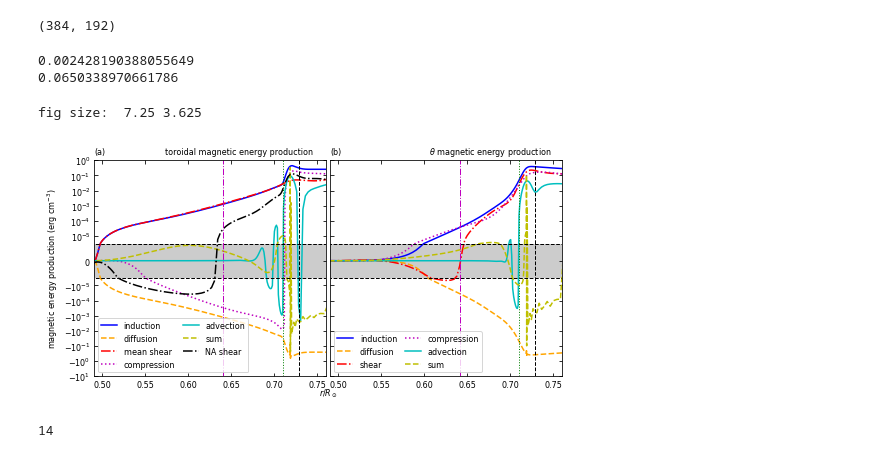
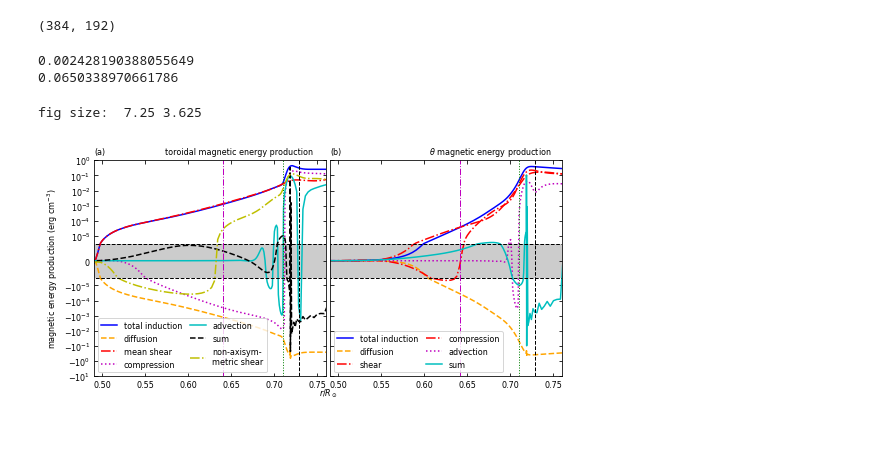
Before and after one commit to illorenzo7/Tacho_Letter_Plots_Part2, a Jupyter notebook: 00_meprod.ipynb, the cells around one changed output. Saved outputs shown, nothing was run; the diff lists cells and outputs as text; code cells hidden in the pictures.

Commit message:
final tweak to fig 4 legend

```diff
--- a/00_meprod.ipynb
+++ b/00_meprod.ipynb
@@ -123,13 +123,13 @@ indp_ms_t = np.sum(di_grid['tw_2d']*bpolb_t*dOmdt, axis=0)
 indp_ms_exact = indp_ms_r + indp_ms_t
 # %% [output]
 (384, 192)
-# %%
-# check two types of MS basically agree
-print(rms(indp_ms_exact - indp_ms))
-print(rms(indp_ms_exact)) # pretty good I'd say --- good to within about 3%
-# %% [output]
-0.002428190388055649
-0.0650338970661786
+# %%
+# check two types of MS basically agree
+print(rms(indp_ms_exact - indp_ms))
+print(rms(indp_ms_exact)) # pretty good I'd say --- good to within about 3%
+# %% [output]
+0.002428190388055649
+0.0650338970661786
 # %%
 # make good line plot dimensions
 fig_width_inches = 7.25 #4.75
@@ -184,7 +184,7 @@ ax2 = fig.add_axes((margin_left + margin_right + subplot_width, margin_bottom,\
 # plot the profiles
 ordinate=0
 ax1.plot(rr, indp, color=color_order[ordinate], linestyle=style_order[ordinate],\
-         label='induction')
+         label='total induction')
 
 ordinate += 1
 ax1.plot(rr, diffp, color=color_order[ordinate], linestyle=style_order[ordinate],\
@@ -209,7 +209,7 @@ ax1.plot(rr[:ipumpcut], sump[:ipumpcut], color=color_order[ordinate], linestyle=
 
 ordinate=6
 ax1.plot(rr, (indp_shear - indp_ms_exact), color=color_order[ordinate], linestyle=style_order[ordinate],\
-         label='NA shear')
+         label='non-axisym-\nmetric shear')
 
 
 ax1.legend(fontsize=fontsize, loc='lower left', ncol=2, columnspacing=1.)
@@ -249,7 +249,7 @@ ax1.set_xlim(np.min(rr), rcut)
 # plot the profiles
 ordinate=0
 ax2.plot(rr, indt, color=color_order[ordinate], linestyle=style_order[ordinate],\
-         label='induction')
+         label='total induction')
 
 ordinate += 1
 ax2.plot(rr, difft, color=color_order[ordinate], linestyle=style_order[ordinate],\
@@ -259,7 +259,6 @@ ordinate += 1
 ax2.plot(rr, indt_shear, color=color_order[ordinate], linestyle=style_order[ordinate],\
          label='shear')
 
-ordinate += 1
 ax2.plot(rr[:ipumpcut], indt_comp[:ipumpcut], color=color_order[ordinate], linestyle=style_order[ordinate],\
          label='compression')
 
@@ -308,35 +307,31 @@ buffspace = ' '*5
 ax1.set_title('toroidal magnetic energy production' + buffspace, loc='right', fontsize=fontsize)
 ax2.set_title(r'$\theta$' + ' magnetic energy production' + buffspace, loc='right', fontsize=fontsize)
 
 
 
 # remove the annoying 10^-7 ticks (have no idea how I did this or why it makes sense)
 yticks = ax1.get_yticks().tolist()
 yticks.pop(6+int(np.log10(np.abs(ymin))))
 yticks.pop(7+int(np.log10(np.abs(ymin))))
 ax1.set_yticks(yticks)
 #ax2.set_yticks(yticks)
 ax1.set_ylim(ymin, ymax)
 
 # add shade in 'linear region'
 xvals = np.linspace(np.min(rr), rcut, 100)
 for ax in ax1, ax2:
     ax.fill_between(xvals, xvals*0 - linthresh, xvals*0 + linthresh, fc="k", alpha=0.2)
 
     # point ticks inward and get them on all sides
     plt.sca(ax)
     plt.tick_params(top=True, right=True, direction='in', which='both', labelsize=fontsize)
 plt.sca(ax1)
 plt.minorticks_off()
 
 # label both x axes
 fig.text(margin_left + subplot_width + 0.5*margin_x, margin_y,\
          r'$r/R_\odot$', fontsize=fontsize, ha='center', va='bottom')
 
 plt.savefig('images/meprod.png', dpi=300)
 # %% [output]
-[figure, old version]
+[figure, new version]
-# %%
-len(yticks)
-# %% [output]
-14
```
Also changed, not shown: parts of 6 cells of this notebook, 1 other file.
